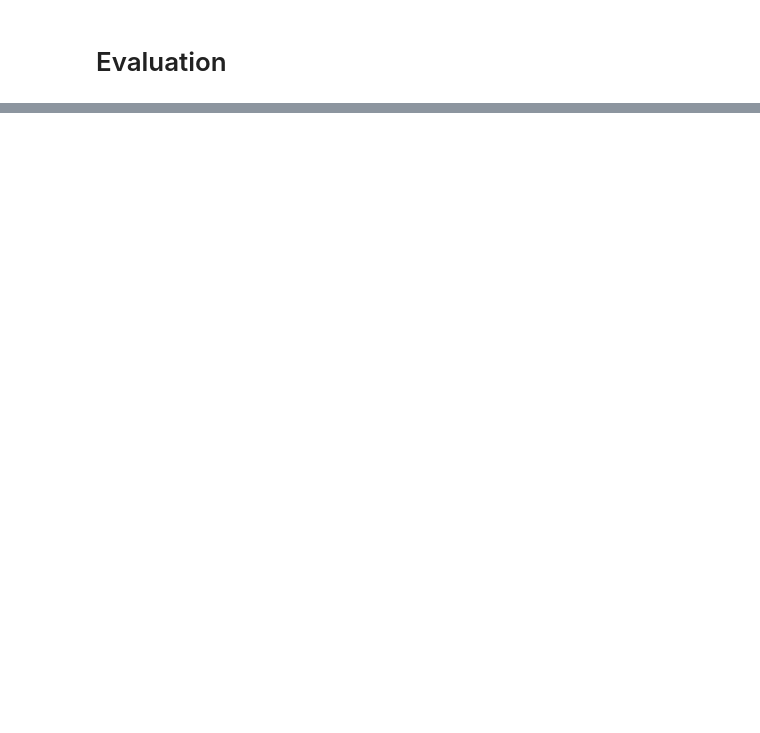
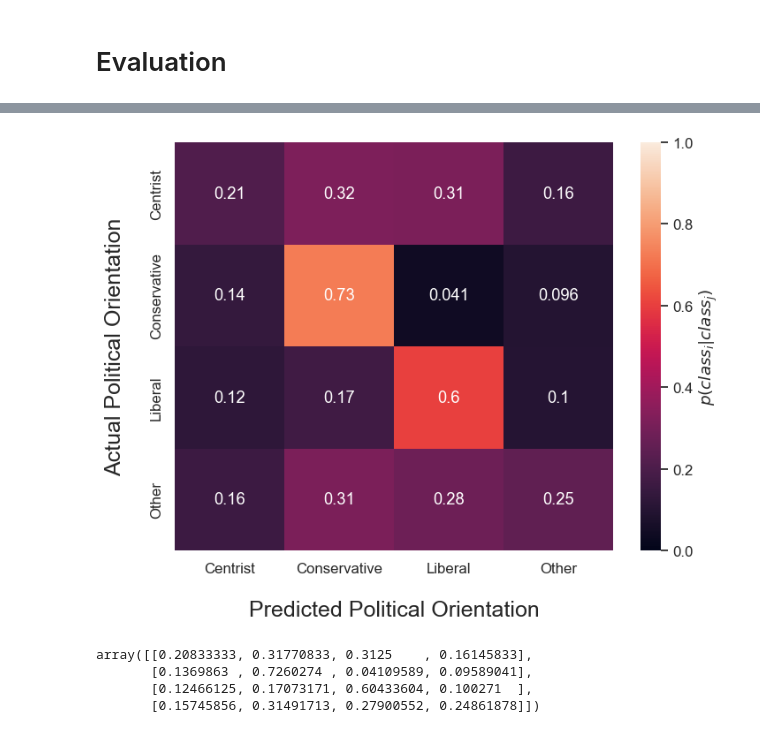
Before and after one commit to Anna53595/DatingLiteracy, a Jupyter notebook: evaluation.ipynb, the cells around one changed output, grey strips where cells are left out. Cells and saved outputs as stored; diff of their text form; code cells hidden in the pictures; blank space fills up the shorter version.

Commit message:
conf matrix

```diff
--- a/evaluation.ipynb
+++ b/evaluation.ipynb
@@ -45,22 +67,26 @@ prfs = pd.DataFrame(prfs, index=['precision', 'recall', 'f1', 'size'], columns=[
 # %%
 labels = ['Centrist', 'Conservative', 'Liberal', 'Other']
+conf_matrix_norm = conf_matrix / conf_matrix.sum(axis=1)[:, np.newaxis]
 
 plt.figure(figsize=(8,6), dpi=100)
-# Scale up the size of all text
 sns.set(font_scale = 1.1)
+ax = sns.heatmap(conf_matrix_norm, annot=True, vmin=0, vmax=1, cbar_kws={"label": r'$p(class_{i}|class_{j})$'})
 
-ax = sns.heatmap(conf_matrix, annot=True )
-
-# set x-axis label and ticks.
-ax.set_xlabel("Predicted Political Orientation", fontsize=14, labelpad=20)
+ax.set_xlabel("Predicted Political Orientation", fontsize=18, labelpad=20)
 ax.xaxis.set_ticklabels(labels)
-
-# set y-axis label and ticks
-ax.set_ylabel("Actual Political Orientation", fontsize=14, labelpad=20)
+ax.set_ylabel("Actual Political Orientation", fontsize=18, labelpad=20)
 ax.yaxis.set_ticklabels(labels)
 
-# set plot title
-#ax.set_title("", fontsize=14, pad=20)
+cbar = ax.collections[0].colorbar
+#cbar.set_ylabel("conditional probability", fontsize=14)
 plt.savefig(f'data/images/ConfusionMatrix.png',bbox_inches='tight')
-
 plt.show()
+# %% [output]
+[figure, added]
+# %%
+conf_matrix_norm
+# %% [output]
+array([[0.20833333, 0.31770833, 0.3125    , 0.16145833],
+       [0.1369863 , 0.7260274 , 0.04109589, 0.09589041],
+       [0.12466125, 0.17073171, 0.60433604, 0.100271  ],
+       [0.15745856, 0.31491713, 0.27900552, 0.24861878]])
```
Also changed, not shown: parts of 4 cells of this notebook.
